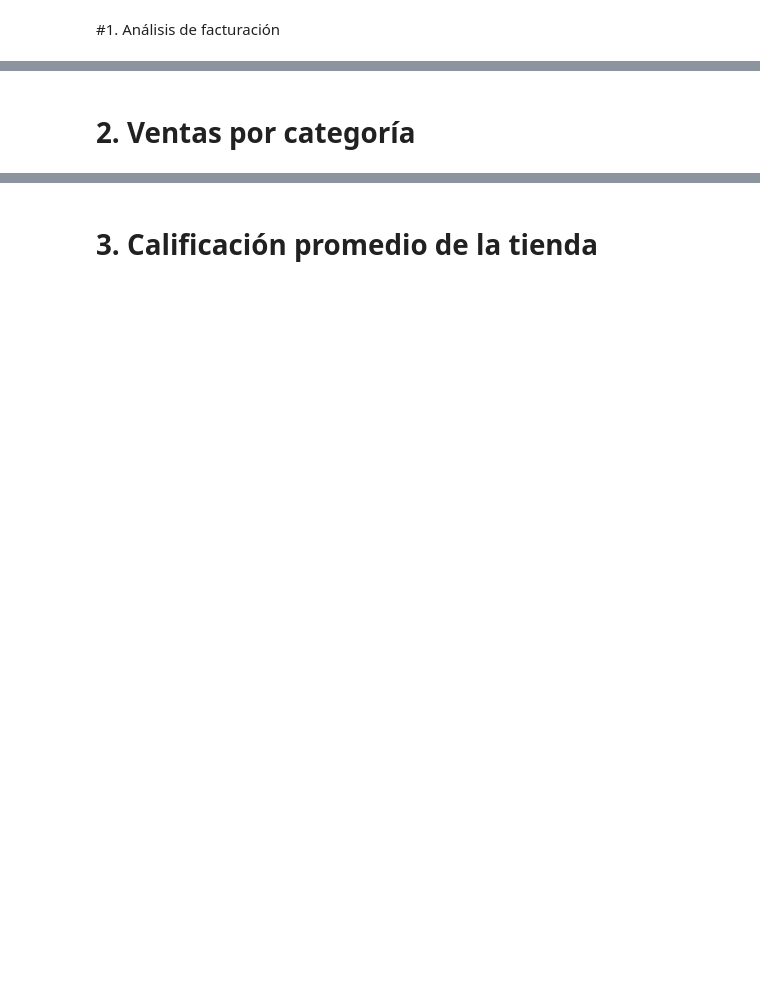
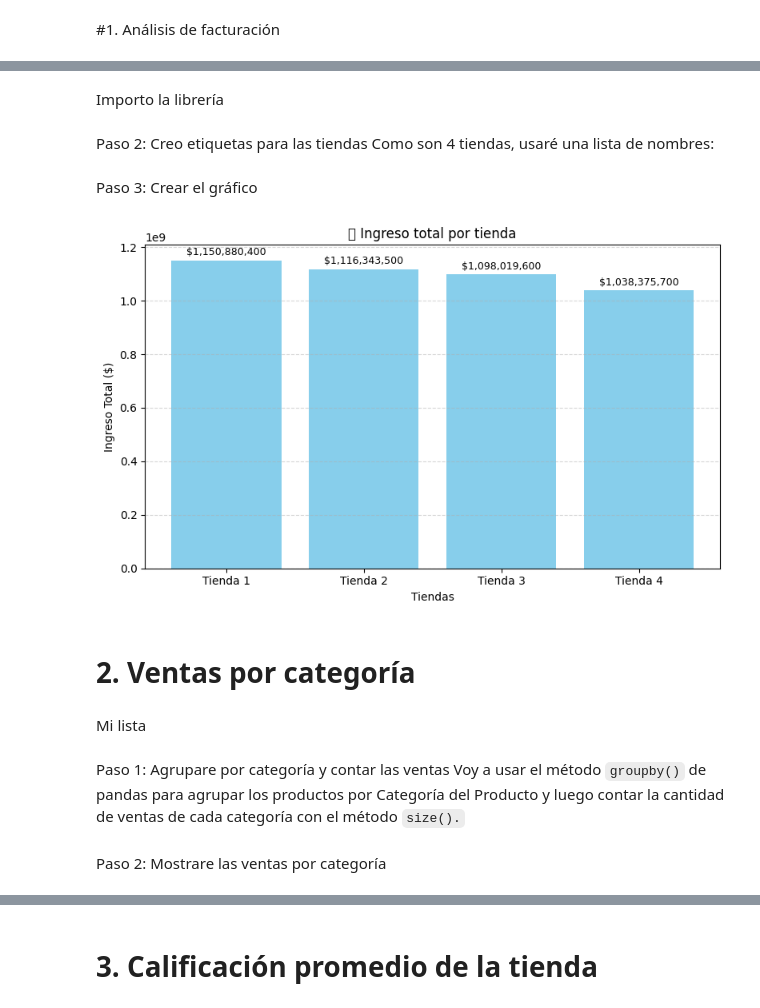
Before and after one commit to SCARLXRD-1/Challenge_Alura-_Store, a Jupyter notebook: AluraStoreLatam.ipynb, the cells around one changed output, grey strips where cells are left out. Saved outputs shown, nothing was run; the diff lists cells and outputs as text; code cells hidden in the pictures; blank space fills up the shorter version.

```diff
--- a/AluraStoreLatam.ipynb
+++ b/AluraStoreLatam.ipynb
@@ -38,0 +32,3 @@ NameError: name 'df' is not defined
+# %%
+
+tiendas = [tienda, tienda2, tienda3, tienda4]
@@ -38,0 +37,2 @@ NameError: name 'df' is not defined
+# %%
+ingresos_por_tienda = [tienda['Precio'].sum() for tienda in tiendas]
@@ -38,0 +41,3 @@ NameError: name 'df' is not defined
+# %%
+for i, ingreso in enumerate(ingresos_por_tienda, start=1):
+    print(f"Ingreso total Tienda {i}: {ingreso}")
@@ -38,0 +51,2 @@ NameError: name 'df' is not defined
+# %% [markdown]
+Importo la librería
@@ -39,2 +55,28 @@ NameError: name 'df' is not defined
+# %% [markdown]
+Paso 2: Creo etiquetas para las tiendas
+Como son 4 tiendas, usaré una lista de nombres:
+# %%
+nombres_tiendas = ['Tienda 1', 'Tienda 2', 'Tienda 3', 'Tienda 4']
+# %% [markdown]
+ Paso 3: Crear el gráfico
+# %%
+plt.figure(figsize=(8, 5))
+plt.bar(nombres_tiendas, ingresos_por_tienda, color='skyblue')
+
+plt.title('💰 Ingreso total por tienda')
+plt.xlabel('Tiendas')
+plt.ylabel('Ingreso Total ($)')
+plt.grid(axis='y', linestyle='--', alpha=0.5)
+
+# Esta partesera para que se visualicen mis valores encima de cada barra
+for i, valor in enumerate(ingresos_por_tienda):
+    plt.text(i, valor + 20000000, f"${valor:,.0f}", ha='center', fontsize=9)
+
+plt.tight_layout()
+plt.show()
+# %% [output]
+[figure, added]
 # %% [markdown]
 # 2. Ventas por categoría
+# %% [markdown]
+Mi lista
@@ -40,0 +85,3 @@ NameError: name 'df' is not defined
+# %% [markdown]
+Paso 1: Agrupare por categoría y contar las ventas
+Voy a  usar el método `groupby()` de pandas para agrupar los productos por Categoría del Producto y luego contar la cantidad de ventas de cada categoría con el método `size().`
@@ -40,0 +90,2 @@ NameError: name 'df' is not defined
+# %% [markdown]
+Paso 2: Mostrare las ventas por categoría
```
Also changed, not shown: parts of 35 cells of this notebook.
